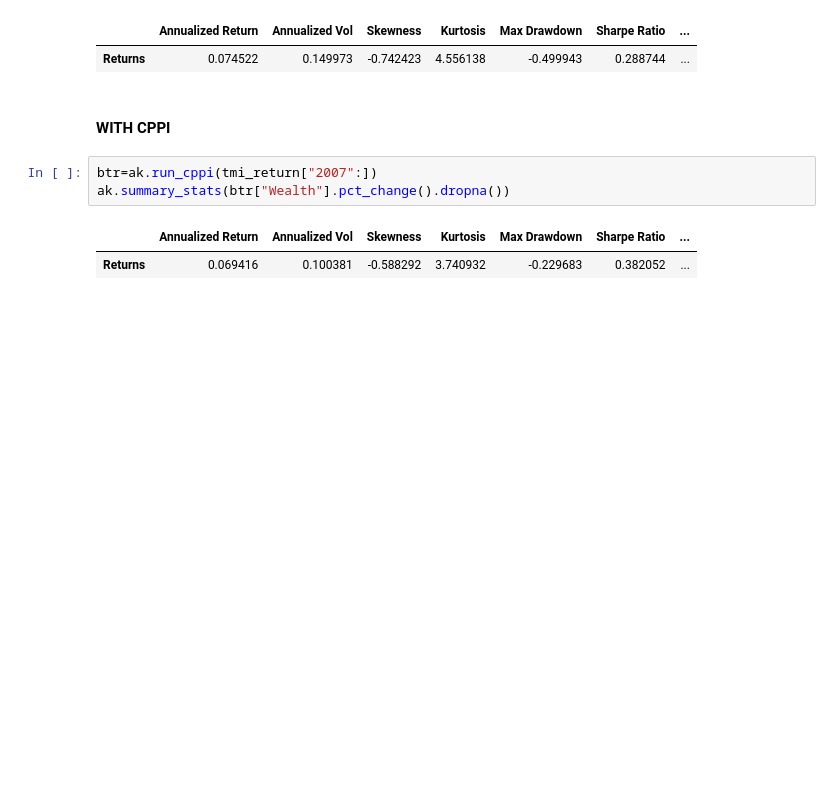
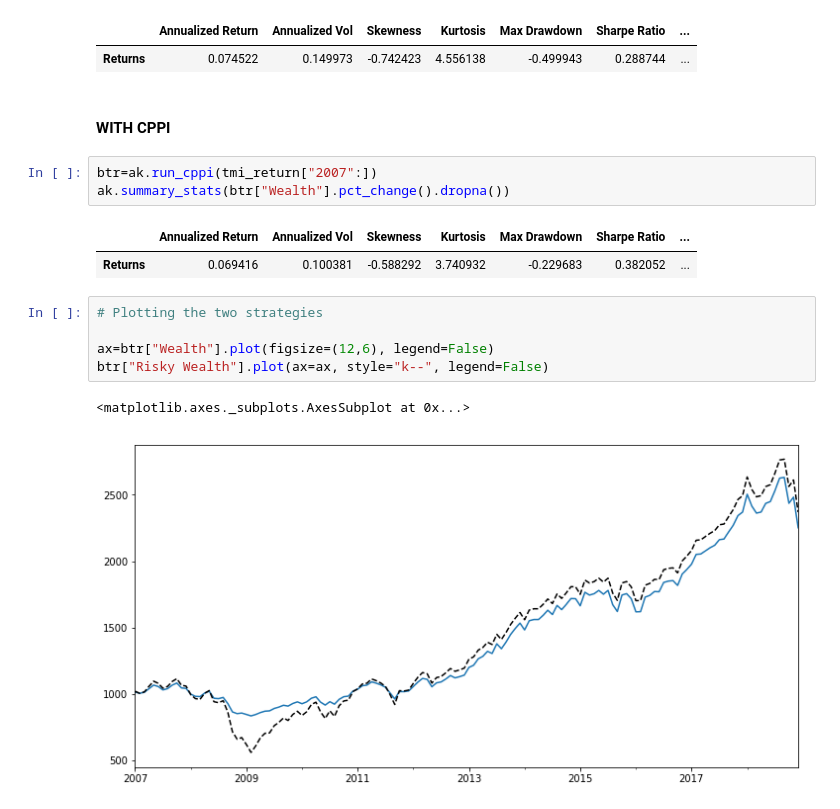
Before and after one commit to biv-neupane7/Investment-management-with-python, a Jupyter notebook: Portfolio Insurance.ipynb, the cells around one changed output. Saved outputs shown, nothing was run; the diff lists cells and outputs as text; blank space fills up the shorter version.

```diff
--- a/Portfolio Insurance.ipynb
+++ b/Portfolio Insurance.ipynb
@@ -190,3 +178,11 @@ ak.summary_stats(btr["Wealth"].pct_change().dropna())
 # %% [output]
 |  | Annualized Return | Annualized Vol | Skewness | Kurtosis | Max Drawdown | Sharpe Ratio | ... |
 | Returns | 0.069416 | 0.100381 | -0.588292 | 3.740932 | -0.229683 | 0.382052 | ... |
+# %%
+# Plotting the two strategies
+
+ax=btr["Wealth"].plot(figsize=(12,6), legend=False)
+btr["Risky Wealth"].plot(ax=ax, style="k--", legend=False)
+# %% [output]
+<matplotlib.axes._subplots.AxesSubplot at 0x...>
+[figure, added]
```
Also changed, not shown: parts of 6 cells of this notebook.
